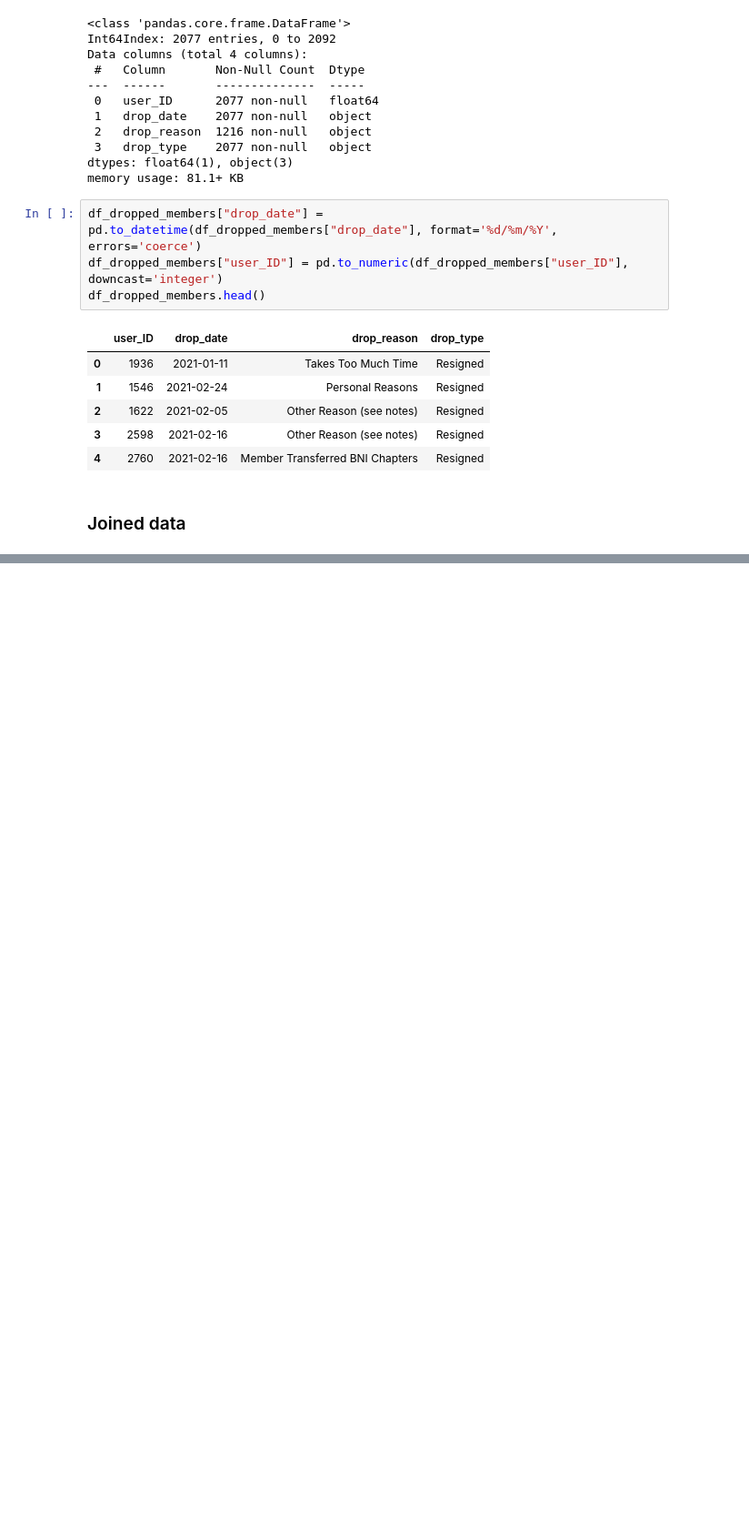
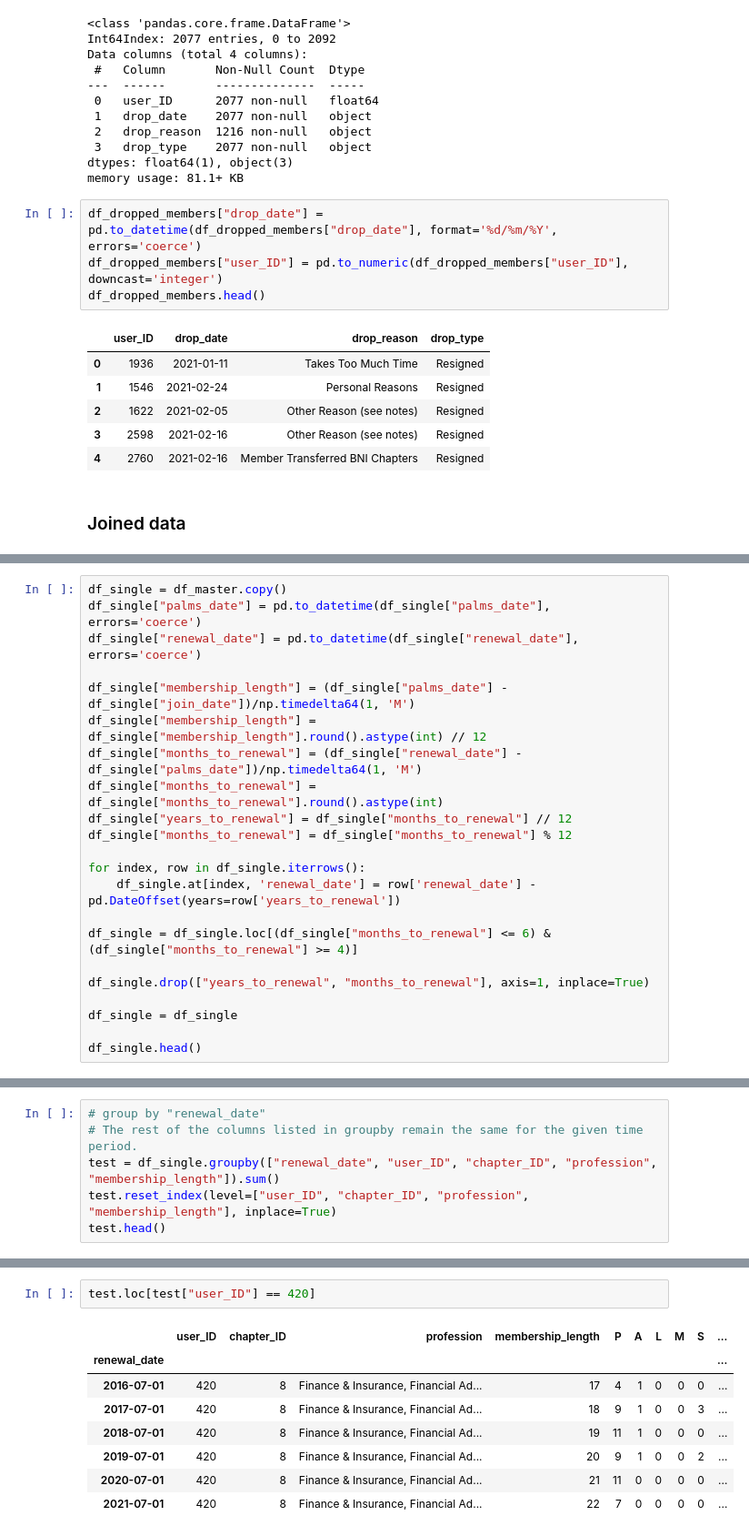
Before and after one commit to ricnorr/bachelor_thesis, a Jupyter notebook: main_script.ipynb, the cells around one changed output, grey strips where cells are left out. Shown at 91% size. Cells and saved outputs as stored; diff of their text form; blank space fills up the shorter version.

```diff
--- a/main_script.ipynb
+++ b/main_script.ipynb
@@ -222,0 +230,22 @@ df_master.sample(10, random_state=13)
+# %%
+df_single = df_master.copy()
+df_single["palms_date"] = pd.to_datetime(df_single["palms_date"], errors='coerce')
+df_single["renewal_date"] = pd.to_datetime(df_single["renewal_date"], errors='coerce')
+
+df_single["membership_length"] = (df_single["palms_date"] - df_single["join_date"])/np.timedelta64(1, 'M')
+df_single["membership_length"] = df_single["membership_length"].round().astype(int) // 12
+df_single["months_to_renewal"] = (df_single["renewal_date"] - df_single["palms_date"])/np.timedelta64(1, 'M')
+df_single["months_to_renewal"] = df_single["months_to_renewal"].round().astype(int)
+df_single["years_to_renewal"] = df_single["months_to_renewal"] // 12
+df_single["months_to_renewal"] = df_single["months_to_renewal"] % 12
+
+for index, row in df_single.iterrows():
+    df_single.at[index, 'renewal_date'] = row['renewal_date'] - pd.DateOffset(years=row['years_to_renewal'])
+
+df_single = df_single.loc[(df_single["months_to_renewal"] <= 6) & (df_single["months_to_renewal"] >= 4)]
+
+df_single.drop(["years_to_renewal", "months_to_renewal"], axis=1, inplace=True)
+
+df_single = df_single
+
+df_single.head()
@@ -222,0 +260,6 @@ df_master.sample(10, random_state=13)
+# %%
+# group by "renewal_date"
+# The rest of the columns listed in groupby remain the same for the given time period.
+test = df_single.groupby(["renewal_date", "user_ID", "chapter_ID", "profession", "membership_length"]).sum()
+test.reset_index(level=["user_ID", "chapter_ID", "profession", "membership_length"], inplace=True)
+test.head()
@@ -222,0 +274,11 @@ df_master.sample(10, random_state=13)
+# %%
+test.loc[test["user_ID"] == 420]
+# %% [output]
+|  | user_ID | chapter_ID | profession | membership_length | P | A | L | M | S | ... |
+| renewal_date |  |  |  |  |  |  |  |  |  | ... |
+| 2016-07-01 | 420 | 8 | Finance & Insurance, Financial Ad... | 17 | 4 | 1 | 0 | 0 | 0 | ... |
+| 2017-07-01 | 420 | 8 | Finance & Insurance, Financial Ad... | 18 | 9 | 1 | 0 | 0 | 3 | ... |
+| 2018-07-01 | 420 | 8 | Finance & Insurance, Financial Ad... | 19 | 11 | 1 | 0 | 0 | 0 | ... |
+| 2019-07-01 | 420 | 8 | Finance & Insurance, Financial Ad... | 20 | 9 | 1 | 0 | 0 | 2 | ... |
+| 2020-07-01 | 420 | 8 | Finance & Insurance, Financial Ad... | 21 | 11 | 0 | 0 | 0 | 0 | ... |
+| 2021-07-01 | 420 | 8 | Finance & Insurance, Financial Ad... | 22 | 7 | 0 | 0 | 0 | 0 | ... |
```
Also changed, not shown: parts of 6 cells of this notebook.
